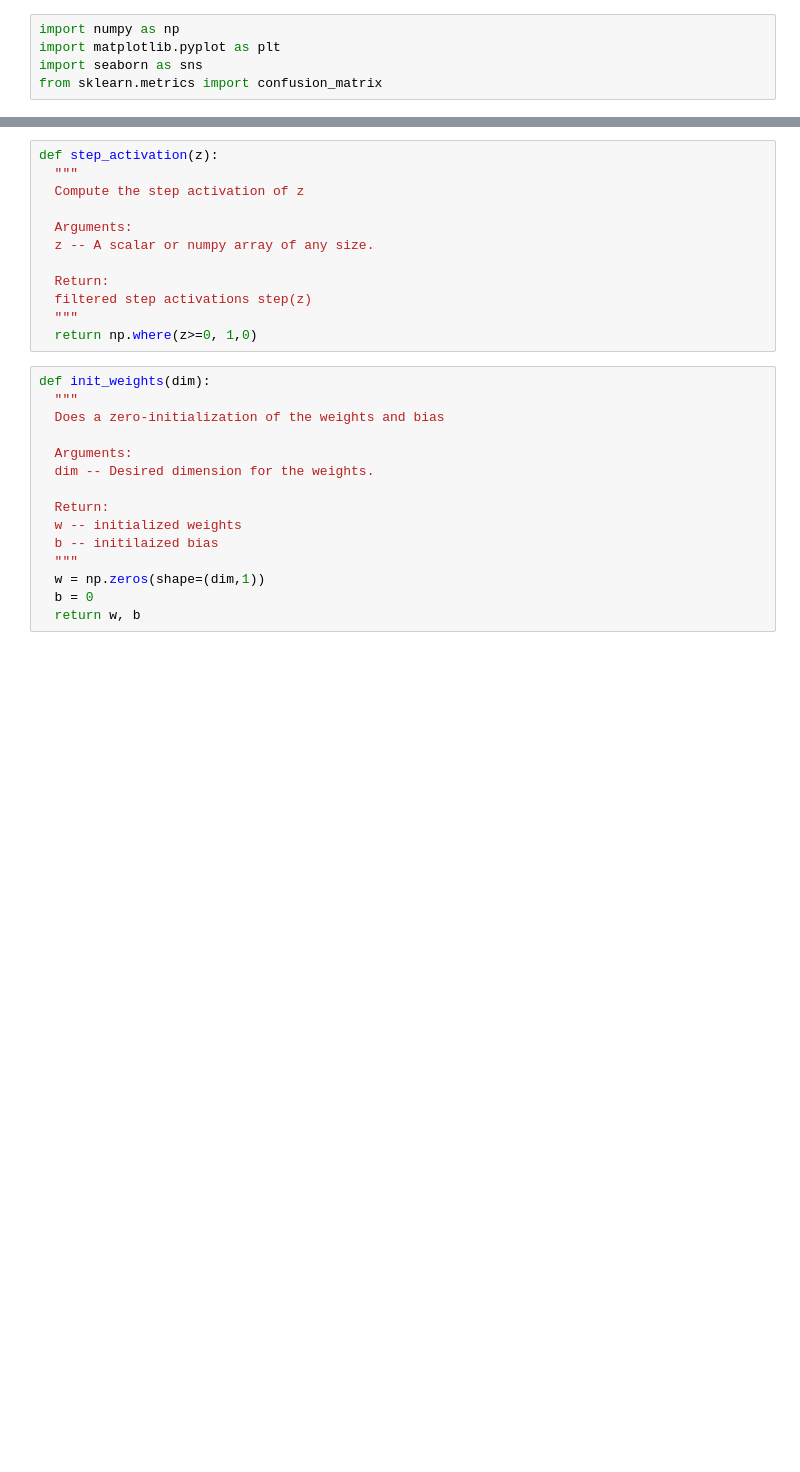
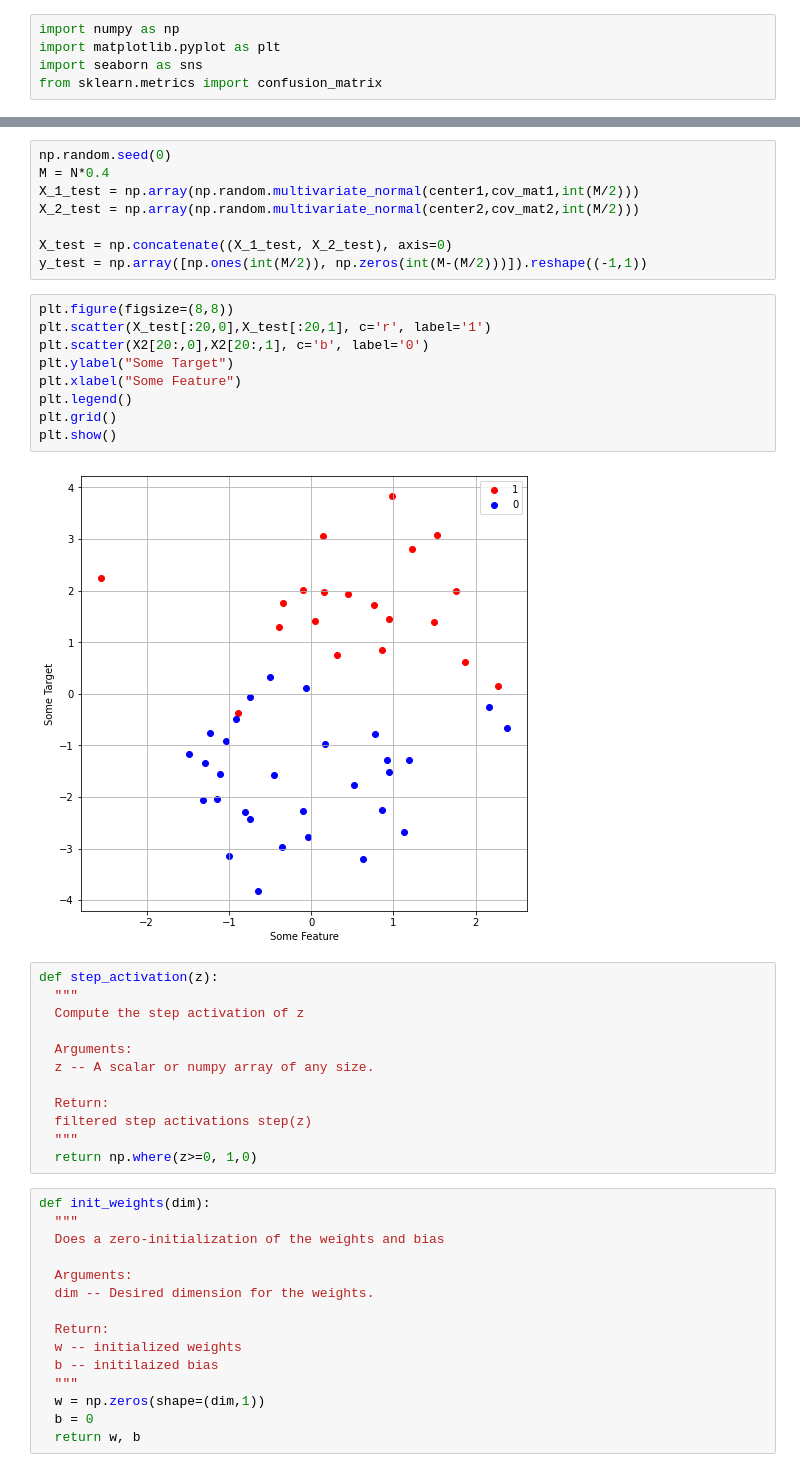
Before and after one commit to dyjdlopez/fund-of-aiml, a Jupyter notebook: activities/05 - Classification/fund_aiml_05v1_lec2_2021.ipynb, the cells around one changed output, grey strips where cells are left out. Cells and saved outputs as stored; diff of their text form; blank space fills up the shorter version.

```diff
--- a/activities/05 - Classification/fund_aiml_05v1_lec2_2021.ipynb
+++ b/activities/05 - Classification/fund_aiml_05v1_lec2_2021.ipynb
@@ -51,3 +56,22 @@ plt.show()
+# %%
+np.random.seed(0)
+M = N*0.4
+X_1_test = np.array(np.random.multivariate_normal(center1,cov_mat1,int(M/2)))
+X_2_test = np.array(np.random.multivariate_normal(center2,cov_mat2,int(M/2)))
+
+X_test = np.concatenate((X_1_test, X_2_test), axis=0)
+y_test = np.array([np.ones(int(M/2)), np.zeros(int(M-(M/2)))]).reshape((-1,1))
+# %%
+plt.figure(figsize=(8,8))
+plt.scatter(X_test[:20,0],X_test[:20,1], c='r', label='1')
+plt.scatter(X2[20:,0],X2[20:,1], c='b', label='0')
+plt.ylabel("Some Target")
+plt.xlabel("Some Feature")
+plt.legend()
+plt.grid()
+plt.show()
+# %% [output]
+[figure, added]
 # %%
 def step_activation(z):
   """
```
Also changed, not shown: parts of 16 cells of this notebook.
